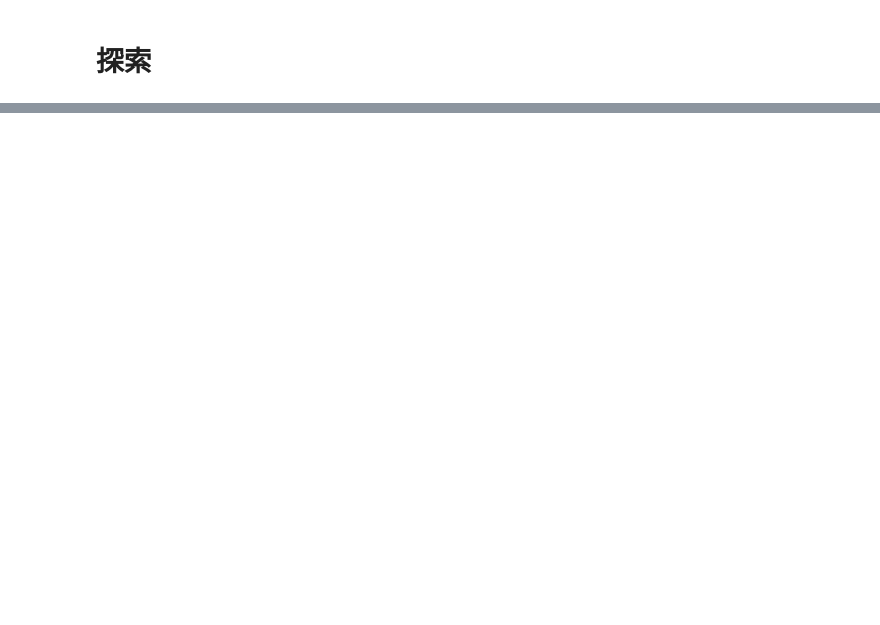
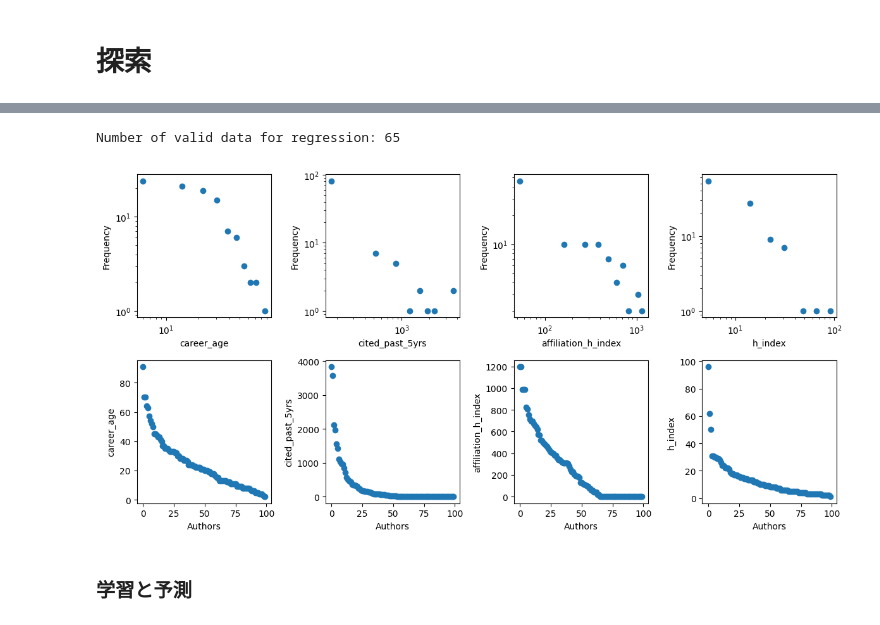
Before and after one commit to ScisciJP/tutorial_jp, a Jupyter notebook: 4-H-index.ipynb, the cells around one changed output, grey strips where cells are left out. Saved outputs shown, nothing was run; the diff lists cells and outputs as text; code cells hidden in the pictures; blank space fills up the shorter version.

```diff
--- a/4-H-index.ipynb
+++ b/4-H-index.ipynb
@@ -363,0 +267,13 @@ plt.show()
+# %%
+# Sample authors of cited_by_count>10
+pyalexObj = Authors().sample(100, seed=42)\
+                .filter(cited_by_count=">10")\
+                .filter(works_count=">3")\
+                .filter(has_orcid=True)\
+                .select(['id','display_name','summary_stats','affiliations','counts_by_year'])
+authors_json = util.getAll(pyalexObj)
+authors_df = pd.DataFrame(authors_json)
+
+# Get h_index
+authors_df['h_index'] = authors_df['summary_stats'].apply(lambda x:x['h_index'])
+authors_df = authors_df.drop(columns=['summary_stats'])
@@ -363,0 +367,36 @@ plt.show()
+# %%
+authors_valid=authors_df[(authors_df['cited_past_5yrs']>=0) & (authors_df['affiliation_h_index']>=0)]
+print(f'Number of valid data for regression: {authors_valid.shape[0]}')
+# %% [output]
+Number of valid data for regression: 65
+# %%
+columns = ['career_age','cited_past_5yrs','affiliation_h_index','h_index']
+fig, axs = plt.subplots(2,4,figsize=(12,6))
+
+# Plot distribution of frequency on 'career_age','cited_past_5yrs','affiliation_h_index','h_index'
+for i, col in enumerate(columns):
+    ax = axs[0,i]
+    num_bins = 10
+    binned_frequencies, bin_edges = np.histogram(authors_df[col], bins=num_bins+1)
+    bin_centers = (bin_edges[1:] + bin_edges[:-1]) / 2
+    ax.scatter(bin_centers, binned_frequencies, marker='o')
+    ax.set_xlabel(col)
+    ax.set_ylabel('Frequency')
+    ax.set_xscale('log')
+    ax.set_yscale('log')
+
+# Plot distribution of 'career_age','cited_past_5yrs','affiliation_h_index','h_index' on authors
+for i, col in enumerate(columns):
+    ax = axs[1,i]
+    ranking = authors_df[col].copy()
+    ranking = sorted(ranking)[::-1]
+    ax.scatter(np.arange(0, len(ranking)), ranking)
+    ax.set_xlabel('Authors')
+    ax.set_ylabel(col)
+
+plt.tight_layout()
+plt.show()
+# %% [output]
+[figure, added]
+# %% [markdown]
+### 学習と予測
```
Also changed, not shown: parts of 56 cells of this notebook.
